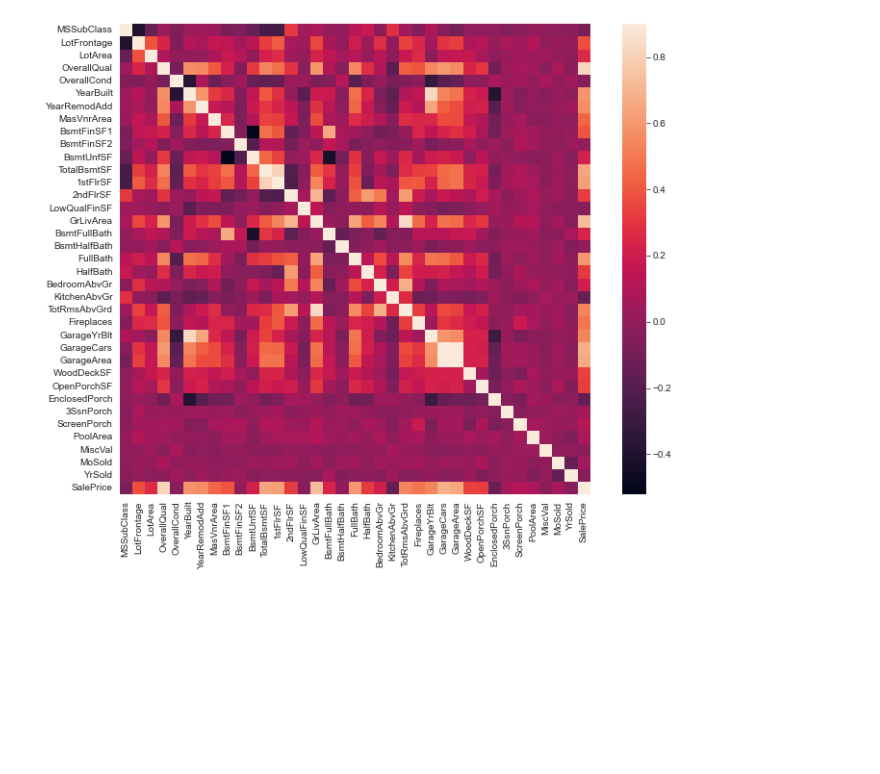
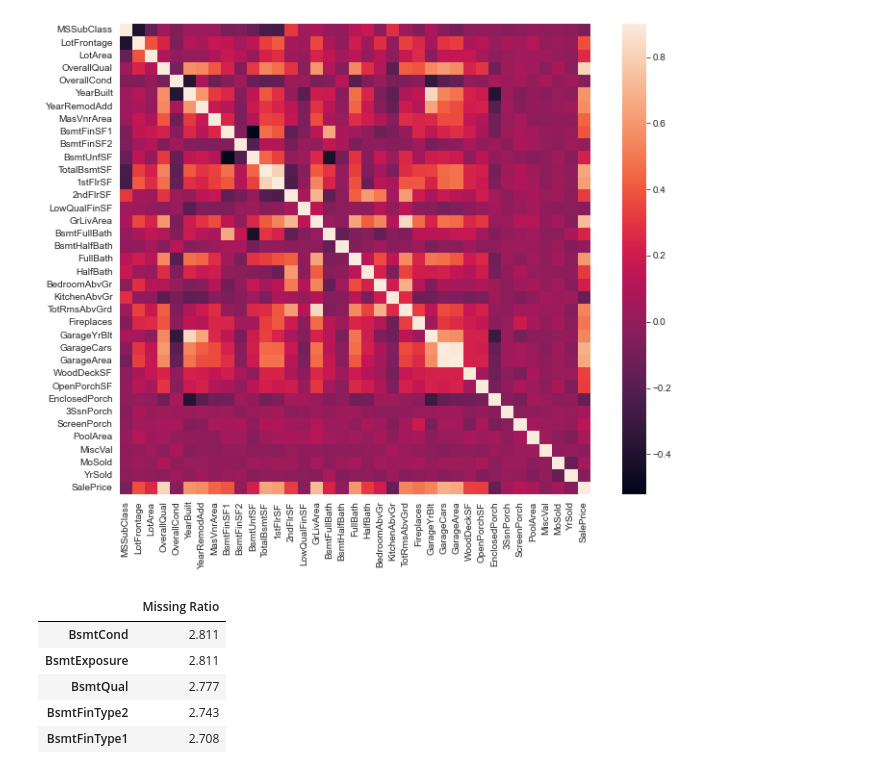
Before and after one commit to marcusdjr/ML_Projects, a Jupyter notebook: start.ipynb, the cells around one changed output. Cells and saved outputs as stored; diff of their text form; code cells hidden in the pictures; blank space fills up the shorter version.

```diff
--- a/start.ipynb
+++ b/start.ipynb
@@ -197,0 +239,26 @@ sns.heatmap(corrmat, vmax=0.9, square=True)
+# %%
+#One missing NA value 'TA' is most frquent so we can replace NA with that
+all_data['KitchenQual'] = all_data['KitchenQual'].fillna(all_data['KitchenQual'].mode()[0])
+# %%
+#Both Exterior 1 & 2 have only one missing value. We will just substitute in the most common string
+all_data['Exterior1st'] = all_data['Exterior1st'].fillna(all_data['Exterior1st'].mode()[0])
+all_data['Exterior2nd'] = all_data['Exterior2nd'].fillna(all_data['Exterior2nd'].mode()[0])
+# %%
+#SaleType : Fill in again with most frequent which is "WD"
+all_data['SaleType'] = all_data['SaleType'].fillna(all_data['SaleType'].mode()[0])
+# %%
+#Na most likely means No building class. We can replace missing values with None
+all_data['MSSubClass'] = all_data['MSSubClass'].fillna("None")
+# %%
+#Check remaining missing values if any
+all_data_na = (all_data.isnull().sum() / len(all_data)) * 100
+all_data_na = all_data_na.drop(all_data_na[all_data_na == 0].index).sort_values(ascending=False)
+missing_data = pd.DataFrame({'Missing Ratio' :all_data_na})
+missing_data.head()
+# %% [output]
+|  | Missing Ratio |
+| BsmtCond | 2.811 |
+| BsmtExposure | 2.811 |
+| BsmtQual | 2.777 |
+| BsmtFinType2 | 2.743 |
+| BsmtFinType1 | 2.708 |
```
Also changed, not shown: parts of 15 cells of this notebook.
